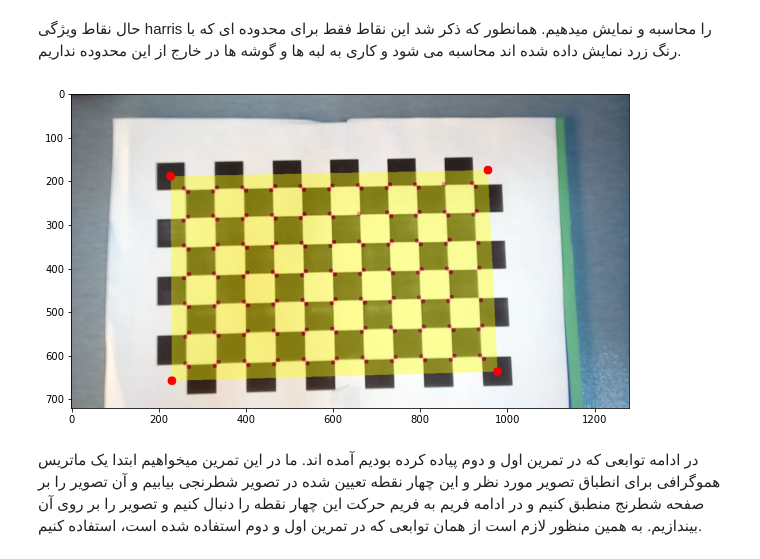
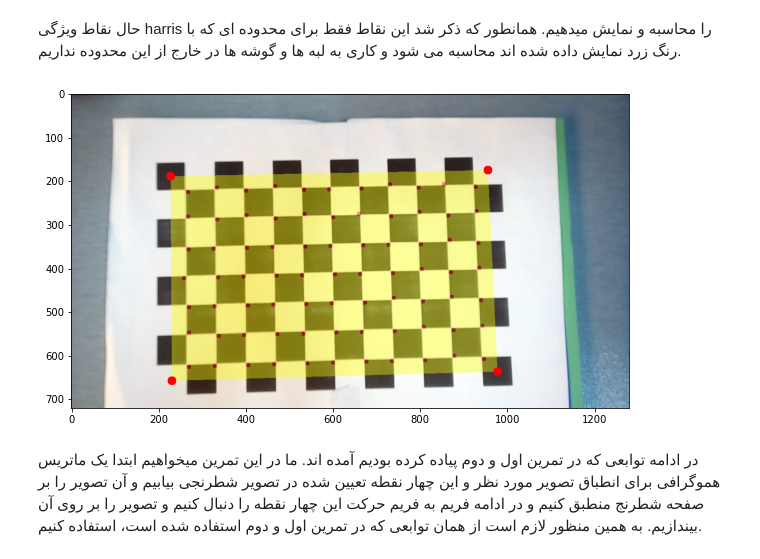
Before and after one commit to sinaai/CV-Project, a Jupyter notebook: P3.ipynb, the cells around one changed output. Cells and saved outputs as stored; diff of their text form; code cells hidden in the pictures.

```diff
--- a/P3.ipynb
+++ b/P3.ipynb
@@ -94,40 +88,41 @@ showImage(vis)
     حال نقاط ویژگی harris را محاسبه و نمایش میدهیم. همانطور که ذکر شد این نقاط فقط برای محدوده ای که با رنگ زرد نمایش داده شده اند محاسبه می شود و کاری به لبه ها و گوشه ها در خارج از این محدوده نداریم.
     </div>
 # %%
-def harrisCorner(img, mask):
-    feature_params = dict( maxCorners = 0,
-                       qualityLevel = 0.03,
-                       minDistance = 10,
-                       useHarrisDetector=True,
-                       blockSize = 10,
-                       k = 0
-                     )
+feature_params = dict( maxCorners = 0,
+                   qualityLevel = 0.2,
+                   minDistance = 15,
+                   useHarrisDetector=True,
+                   blockSize = 10,
+                   k = 0
+                 )
+
+def harrisCorner(img, mask, feature_params = feature_params):
     gray = cv2.cvtColor(img,cv2.COLOR_BGR2GRAY)
     corners = cv2.goodFeaturesToTrack(gray, mask=mask, **feature_params)
     return corners
 
 def showCorners(image, corners):
     img = image.copy()
     corners = np.int0(corners)
     for i in corners:
         x,y = i.ravel()
         cv2.circle(img,(x,y),5,255,-1)
     return img
 
 
-corners = harrisCorner(frame, mask)
+corners = harrisCorner(frame, mask, feature_params)
 
 vis = frame.copy()
 vis[np.nonzero(mask)] = [255, 255, 0]
 vis = showCorners(vis, corners)
 vis = cv2.addWeighted(frame, 0.6, vis, 0.4, 0.0)
 for p in init_points:
     x,y = p.ravel()
     vis = cv2.circle(vis,(y, x),10,[250,0,0],-1)
 
 showImage(vis)
 # %% [output]
-[figure, old version]
+[figure, new version]
 # %% [markdown]
 <div dir=rtl>
     در ادامه توابعی که در تمرین اول و دوم پیاده کرده بودیم آمده اند. ما در این تمرین میخواهیم ابتدا یک ماتریس هموگرافی برای انطباق تصویر مورد نظر و این چهار نقطه تعیین شده در تصویر شطرنجی بیابیم و آن تصویر را بر صفحه شطرنج منطبق کنیم و در ادامه فریم به فریم حرکت این چهار نقطه را دنبال کنیم و تصویر را بر روی آن بیندازیم. به همین منظور لازم است از همان توابعی که در تمرین اول و دوم استفاده شده است، استفاده کنیم.
```
Also changed, not shown: parts of 10 cells of this notebook, 14 other files.
